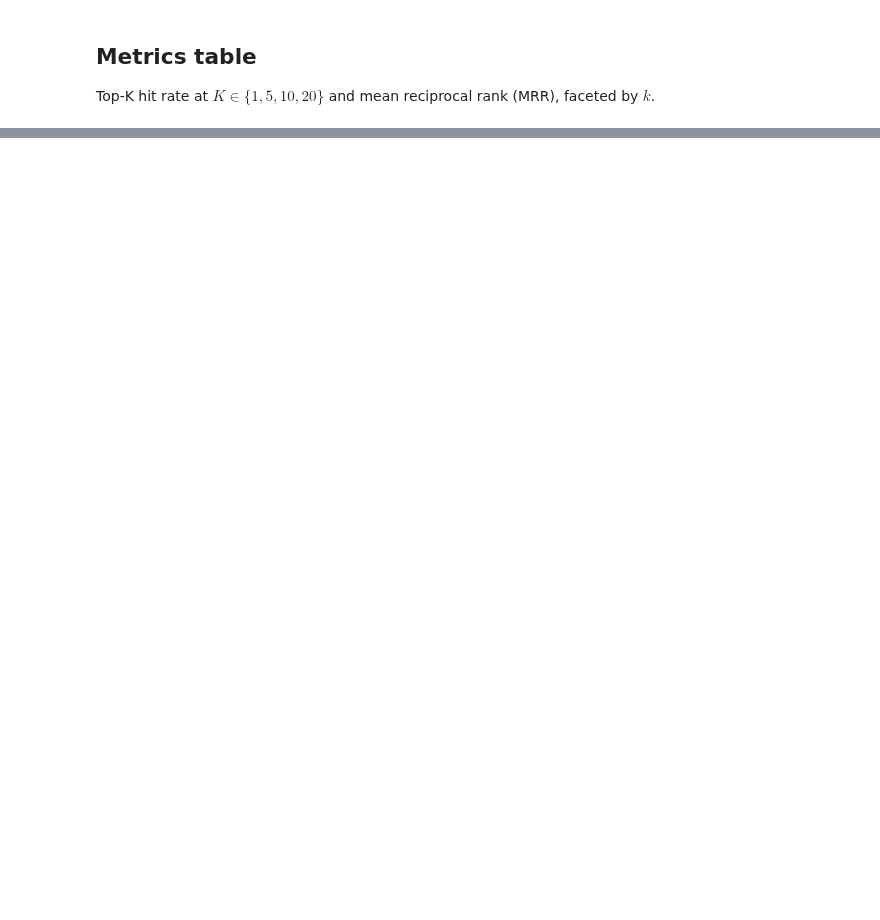
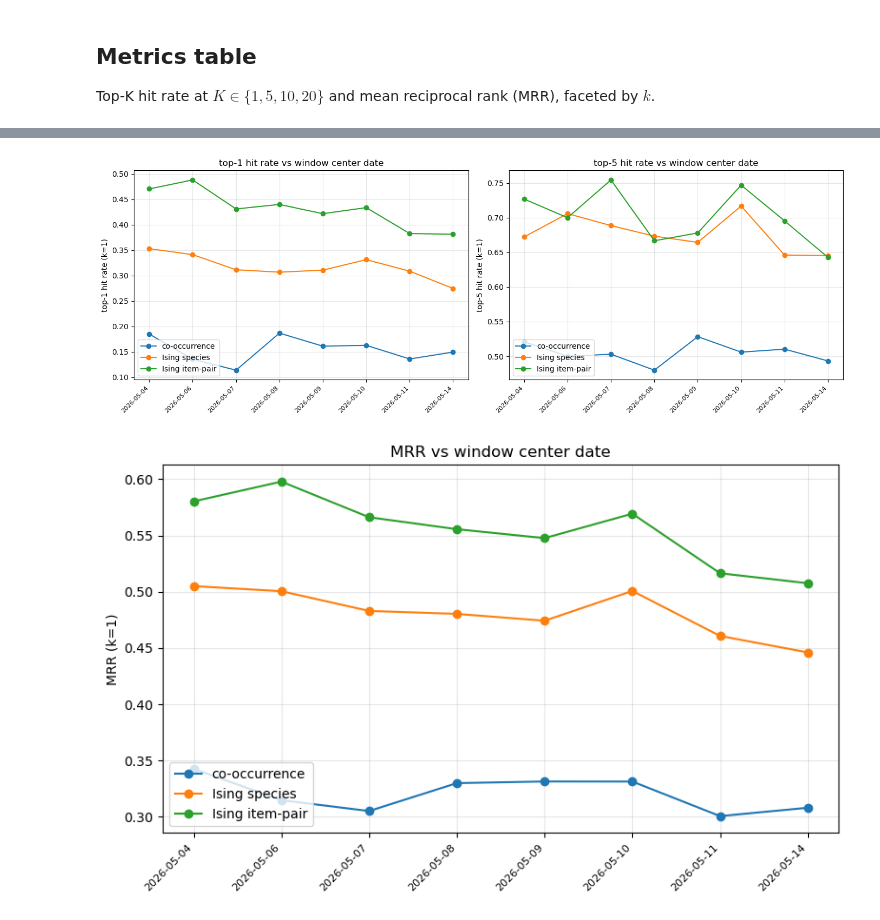
Before and after one commit to kylehtunis/k2dex, a Jupyter notebook: validation.ipynb, the cells around one changed output, grey strips where cells are left out. Saved outputs shown, nothing was run; the diff lists cells and outputs as text; code cells hidden in the pictures; blank space fills up the shorter version.

```diff
--- a/validation.ipynb
+++ b/validation.ipynb
@@ -253,0 +1072,31 @@ Read the table + plot for:
+# %%
+# Drift plots: top-K hit rate and MRR vs window center date.
+fig, axes = plt.subplots(1, 2, figsize=(14, 5), sharex=True)
+x = np.arange(N_WINDOWS)
+
+for ax, K in zip(axes, [1, 5]):
+    for name in drift_scorers:
+        ax.plot(x, drift_metrics[name]["hit_rate"][K], marker="o", label=name)
+    ax.set_xticks(x)
+    ax.set_xticklabels(window_dates_center, rotation=45, ha="right", fontsize=8)
+    ax.set_ylabel(f"top-{K} hit rate (k=1)")
+    ax.set_title(f"top-{K} hit rate vs window center date")
+    ax.grid(alpha=0.3)
+    ax.legend(loc="lower left")
+plt.tight_layout()
+plt.show()
+
+fig2, ax2 = plt.subplots(figsize=(8, 5))
+for name in drift_scorers:
+    ax2.plot(x, drift_metrics[name]["mrr"], marker="o", label=name)
+ax2.set_xticks(x)
+ax2.set_xticklabels(window_dates_center, rotation=45, ha="right", fontsize=8)
+ax2.set_ylabel("MRR (k=1)")
+ax2.set_title("MRR vs window center date")
+ax2.grid(alpha=0.3)
+ax2.legend(loc="lower left")
+plt.tight_layout()
+plt.show()
+# %% [output]
+[figure, added]
+[figure, added]
```
Also changed, not shown: parts of 36 cells of this notebook, 3 other files.
